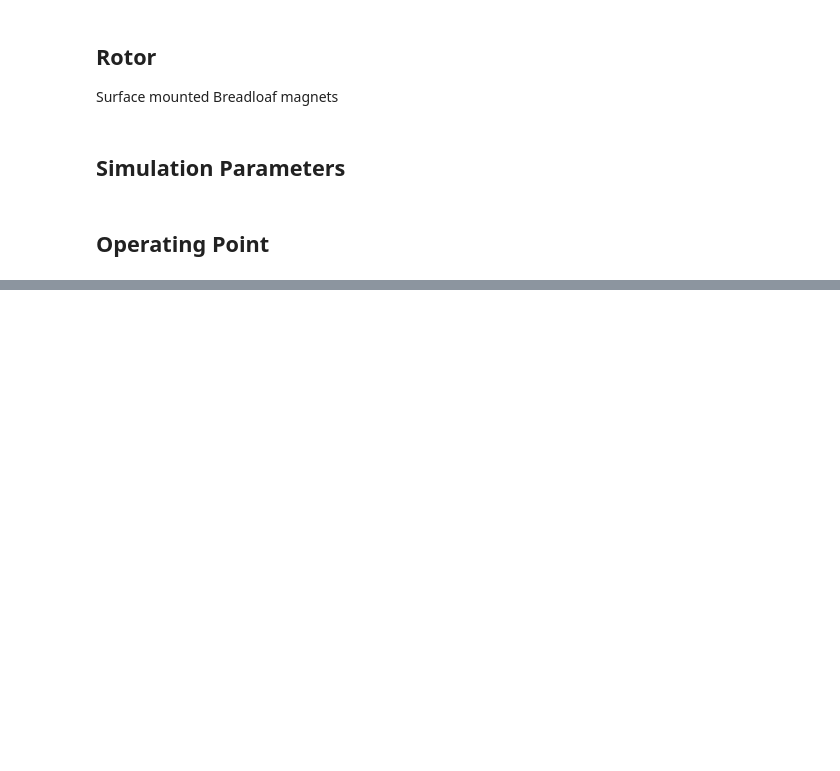
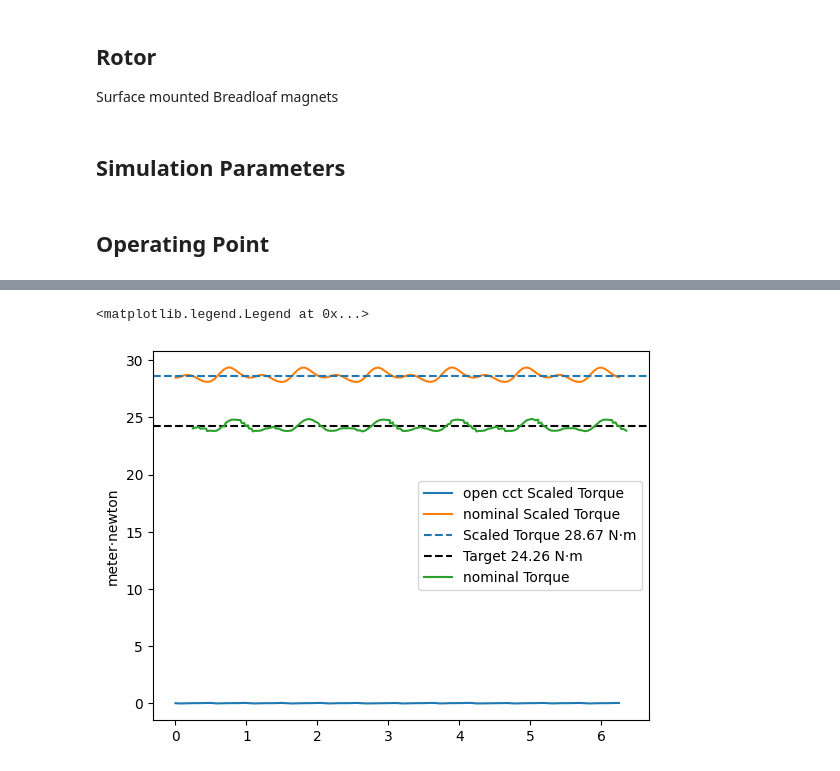
Before and after one commit to TinArmEngineering/tinarm, a Jupyter notebook: examples/Example_1.ipynb, the cells around one changed output, grey strips where cells are left out. Saved outputs shown, nothing was run; the diff lists cells and outputs as text; code cells hidden in the pictures; blank space fills up the shorter version.

```diff
--- a/examples/Example_1.ipynb
+++ b/examples/Example_1.ipynb
@@ -412,0 +449,3 @@ ax.plot(m1_df['Angles electrical'].pint.to("radians"), m1_df['Phase C'], label='
+# %%
+df_m1_torque = pd.read_csv("M1AverageTorqueNominal.csv", names=["Angles", "Torque"], header=0)
+df_m1_torque.head()
@@ -412,0 +459,14 @@ ax.plot(m1_df['Angles electrical'].pint.to("radians"), m1_df['Phase C'], label='
+# %%
+fig = plt.figure(2)
+ax = fig.add_subplot(111)
+l1, = ax.plot(j1_df['angles'], j1_df['Scaled Torque'], label='open cct Scaled Torque')
+l2, = ax.plot(j2_df['angles'], j2_df['Scaled Torque'], label='nominal Scaled Torque')
+mean_torque = j2_df['Scaled Torque'].mean()
+ax.axhline( mean_torque, label=f'Scaled Torque {mean_torque:2.4~P}', linestyle='--')
+target_torque = 24.26 * q.N * q.m
+ax.axhline( target_torque, label=f'Target {target_torque:2.4~P}', color='k', linestyle='--')
+ax.plot(df_m1_torque["Angles"]*pi*5/180, df_m1_torque["Torque"], label='nominal Torque')
+ax.legend()
+# %% [output]
+<matplotlib.legend.Legend at 0x...>
+[figure, added]
```
Also changed, not shown: parts of 18 cells of this notebook.
